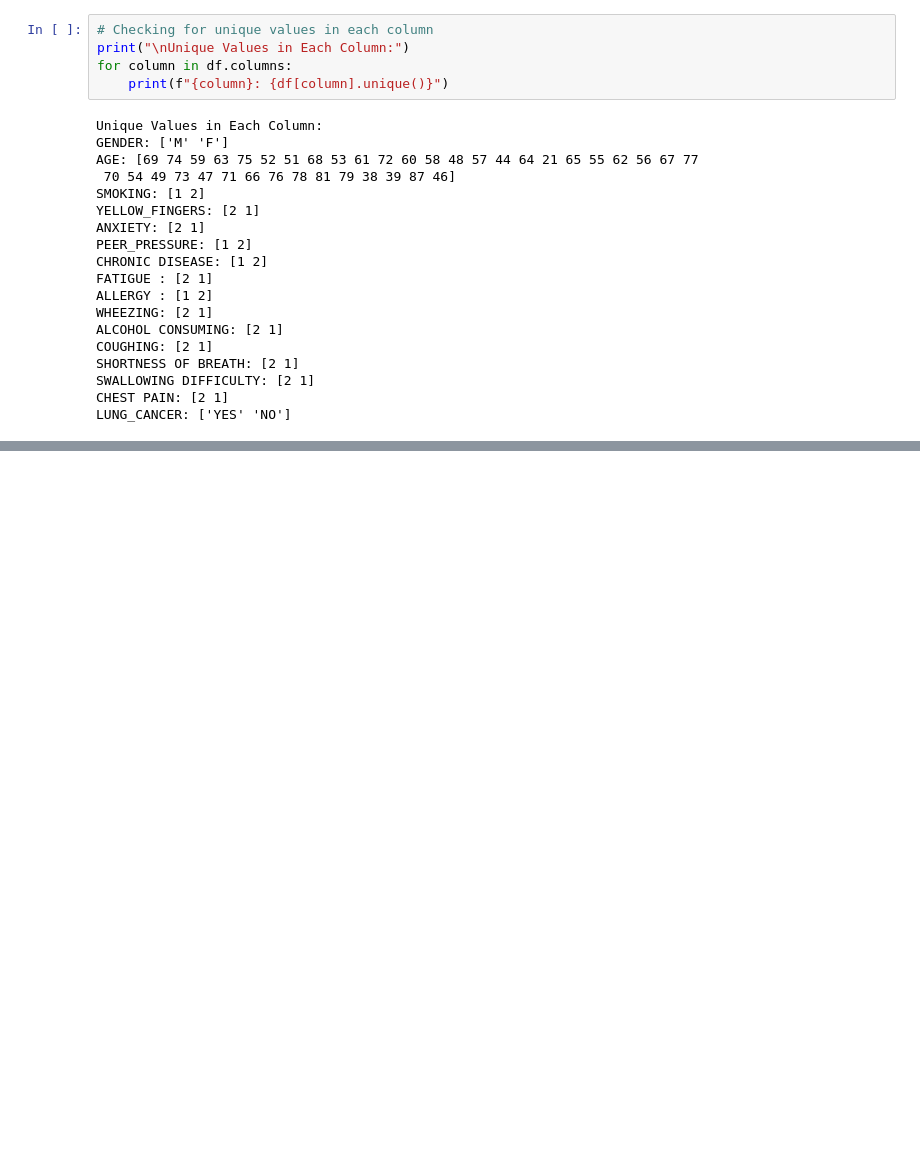
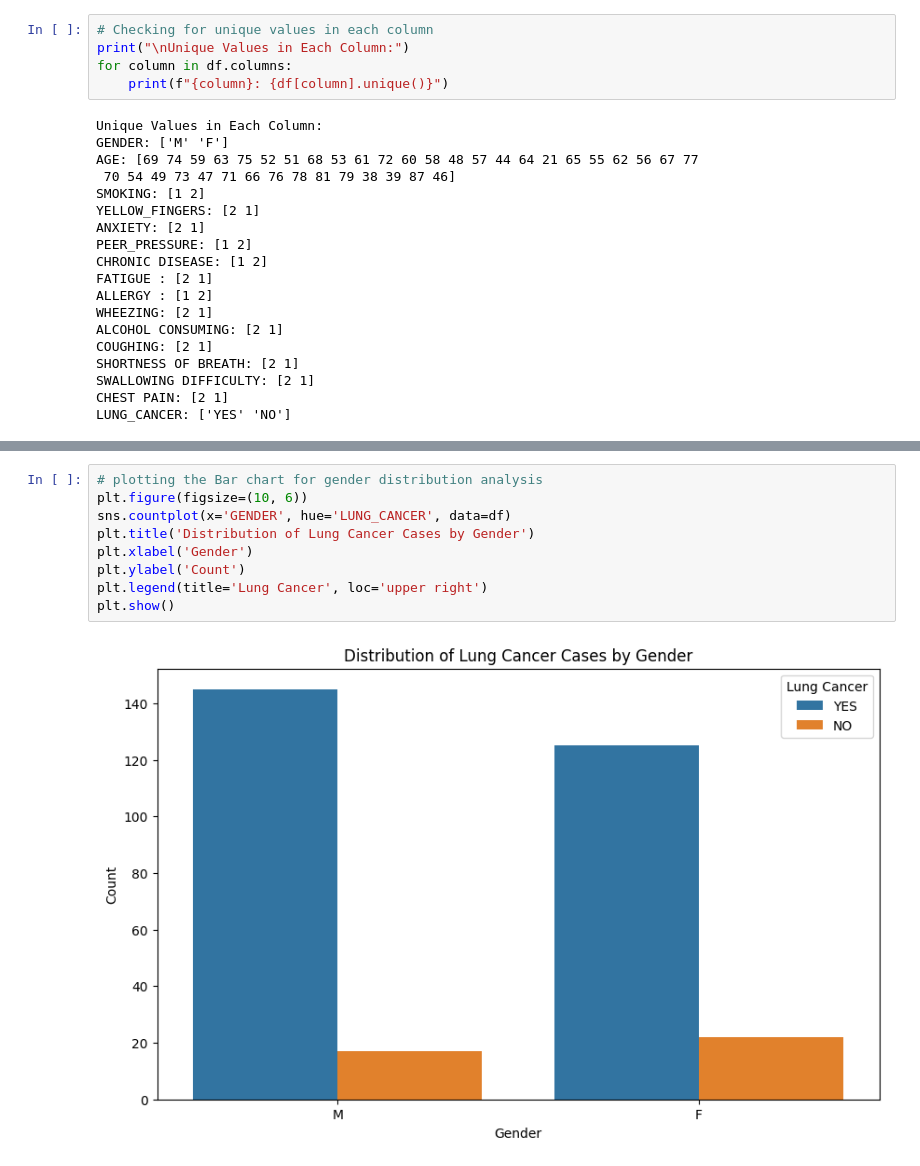
Before and after one commit to MerlinePricillaPeter/LUNG-CANCER-PREDICTION, a Jupyter notebook: LUNG_CANCER_PREDICTION.ipynb, the cells around one changed output, grey strips where cells are left out. Drawn from its saved outputs; the diff is of its cells as text; blank space fills up the shorter version.

```diff
--- a/LUNG_CANCER_PREDICTION.ipynb
+++ b/LUNG_CANCER_PREDICTION.ipynb
@@ -135,0 +178,11 @@ LUNG_CANCER: ['YES' 'NO']
+# %%
+# plotting the Bar chart for gender distribution analysis
+plt.figure(figsize=(10, 6))
+sns.countplot(x='GENDER', hue='LUNG_CANCER', data=df)
+plt.title('Distribution of Lung Cancer Cases by Gender')
+plt.xlabel('Gender')
+plt.ylabel('Count')
+plt.legend(title='Lung Cancer', loc='upper right')
+plt.show()
+# %% [output]
+[figure, added]
```
Also changed, not shown: parts of 8 cells of this notebook.
